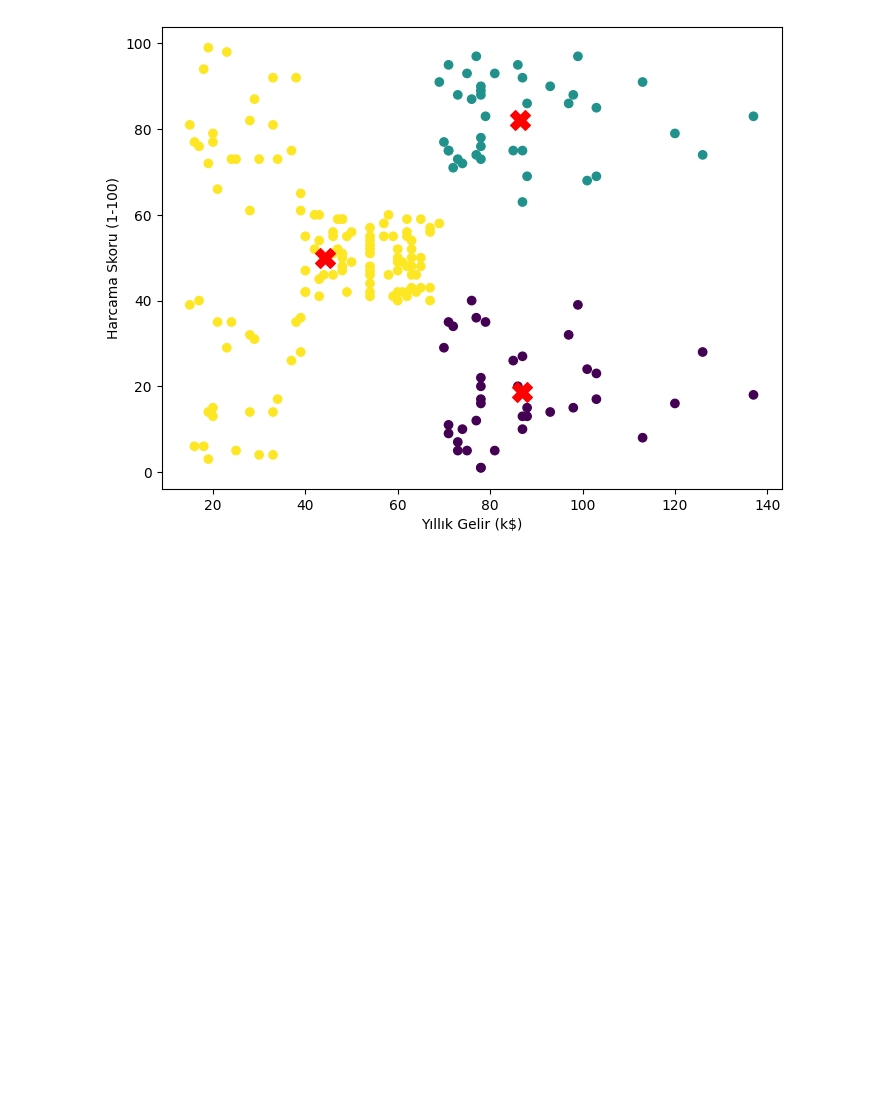
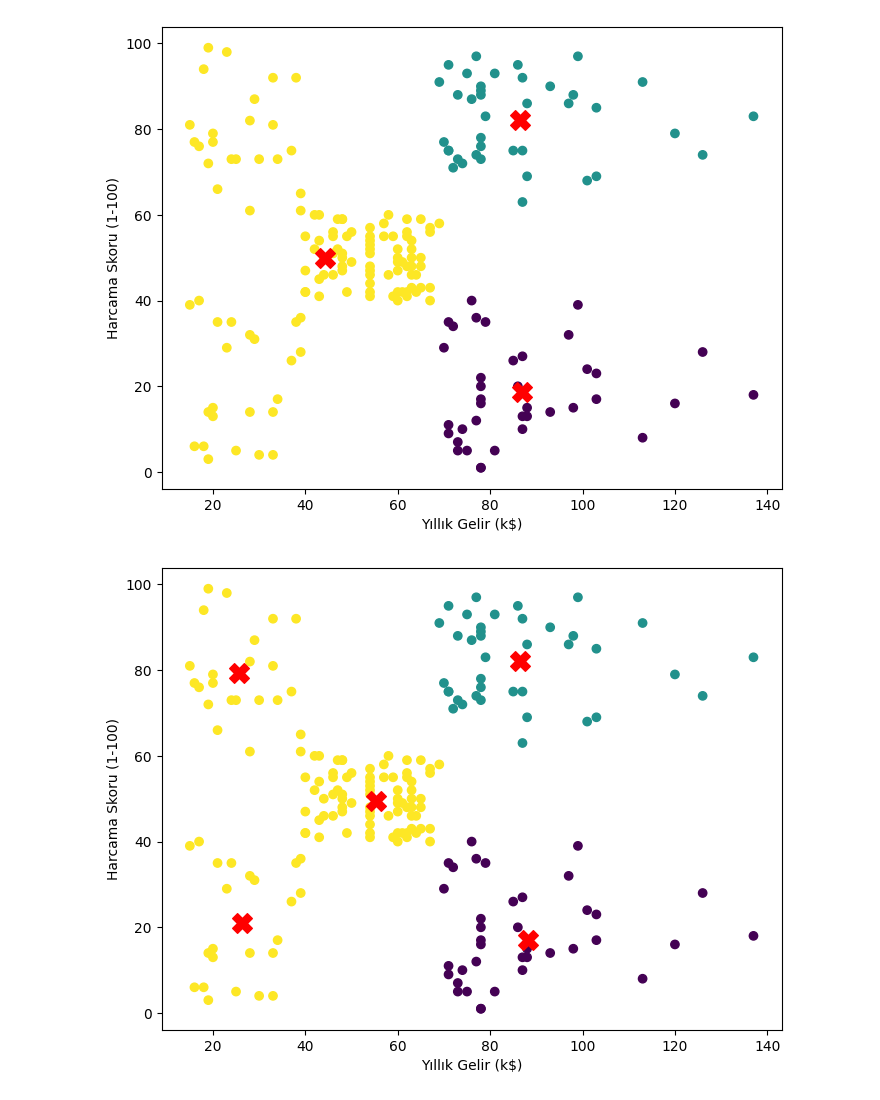
Before and after one commit to halitkalayci/gyk-ai, a Jupyter notebook: kmeans/Untitled.ipynb, the cells around one changed output. Cells and saved outputs as stored; diff of their text form; code cells hidden in the pictures; blank space fills up the shorter version.

```diff
--- a/kmeans/Untitled.ipynb
+++ b/kmeans/Untitled.ipynb
@@ -114,0 +141,13 @@ plt.show()
+# %%
+kmeans3 = KMeans(n_clusters=5, random_state=42)
+y3=kmeans3.fit_predict(X)
+centers3 = kmeans3.cluster_centers_
+# %%
+plt.figure(figsize=(8,6))
+plt.scatter(X[:, 0], X[:, 1], c=y)
+plt.scatter(centers3[:,0], centers3[:,1], s=200, marker="X", c="red")
+plt.xlabel("Yıllık Gelir (k$)")
+plt.ylabel("Harcama Skoru (1-100)")
+plt.show()
+# %% [output]
+[figure, added]
```
Also changed, not shown: parts of 6 cells of this notebook.
